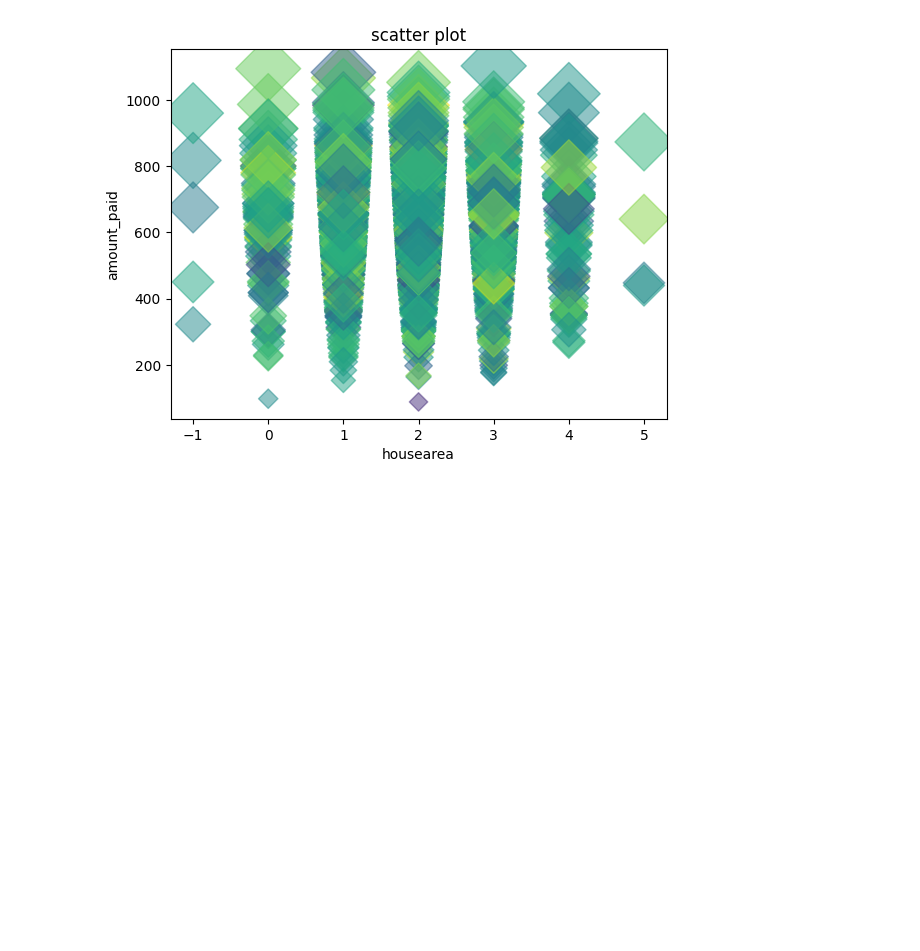
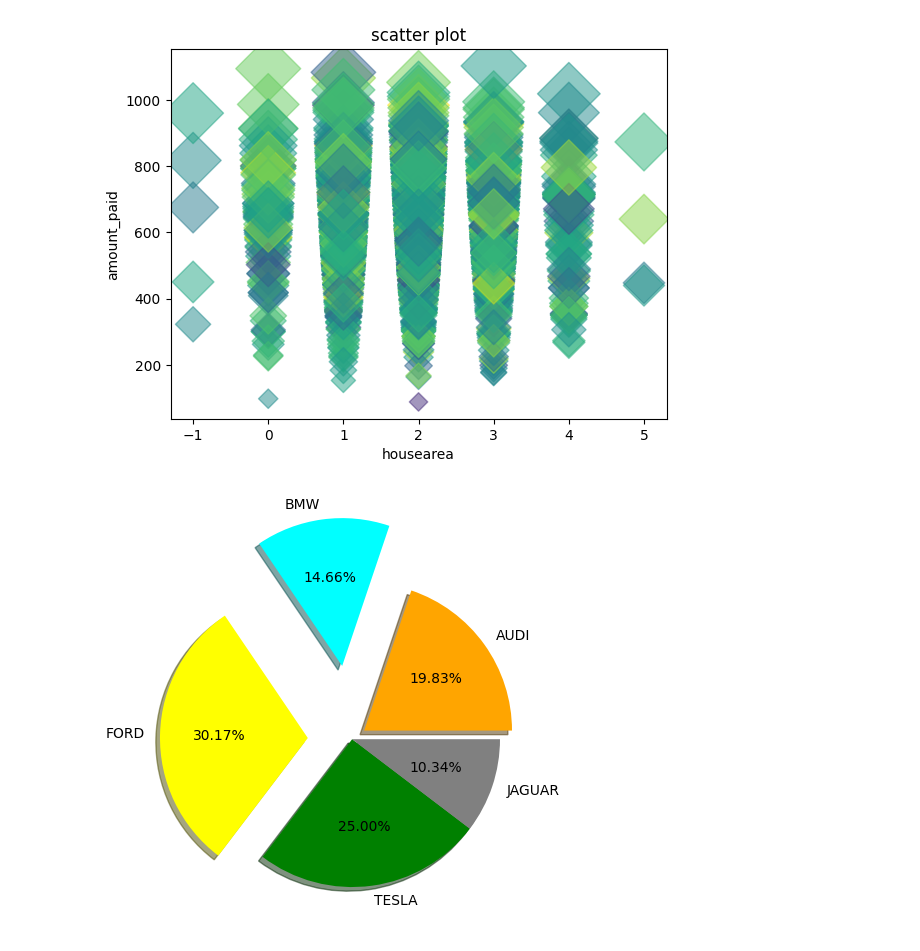
Before and after one commit to Hansaka2001/Data-Analysis-and-Visualization, a Jupyter notebook: Matplotlib/data_visualization/C_S.ipynb, the cells around one changed output. Drawn from its saved outputs; the diff is of its cells as text; code cells hidden in the pictures; blank space fills up the shorter version.

Commit message:
pie chart customizing

```diff
--- a/Matplotlib/data_visualization/C_S.ipynb
+++ b/Matplotlib/data_visualization/C_S.ipynb
@@ -145,3 +145,21 @@ plt.xlabel('housearea')
 plt.show()
 # %% [output]
 [figure]
+# %%
+import matplotlib.pyplot as plt
+
+cars = ['AUDI', 'BMW', 'FORD',
+        'TESLA', 'JAGUAR']
+
+data = [23, 17, 35, 29, 12]
+
+explode = [0.1,0.5,0.3,0,0]
+
+colors = ( "orange", "cyan" , "yellow",
+          "green", "grey")
+
+plt.pie(data, labels=cars, explode=explode, autopct='%1.2f%%', colors=colors, shadow=True)
+
+plt.show()
+# %% [output]
+[figure, added]
```
